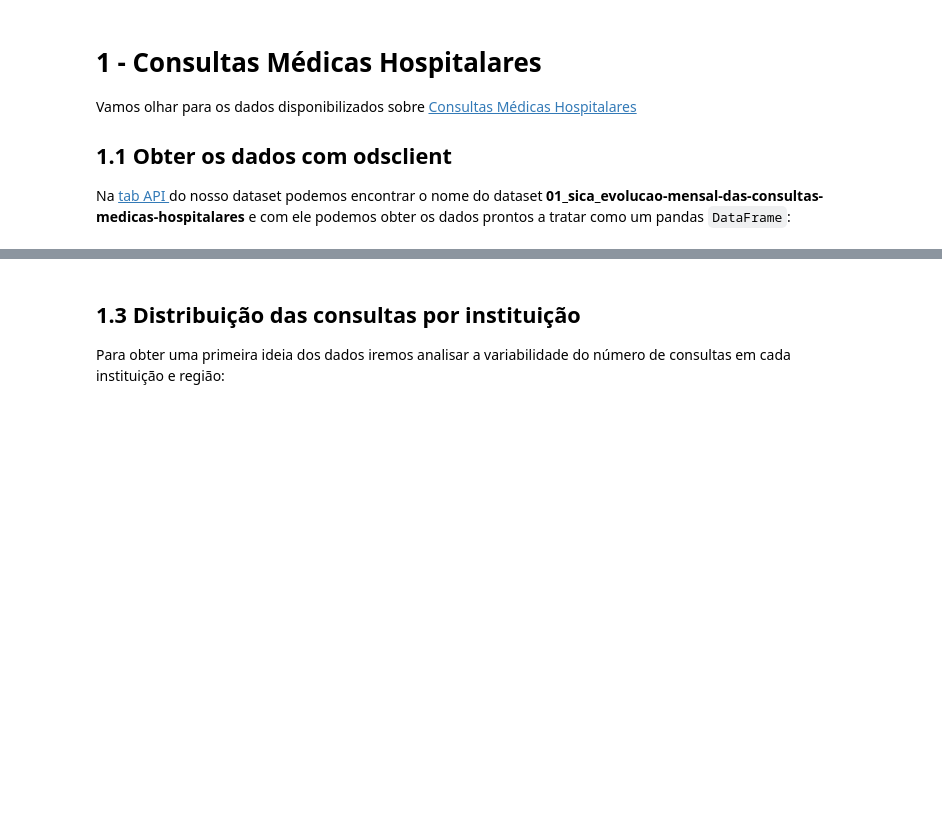
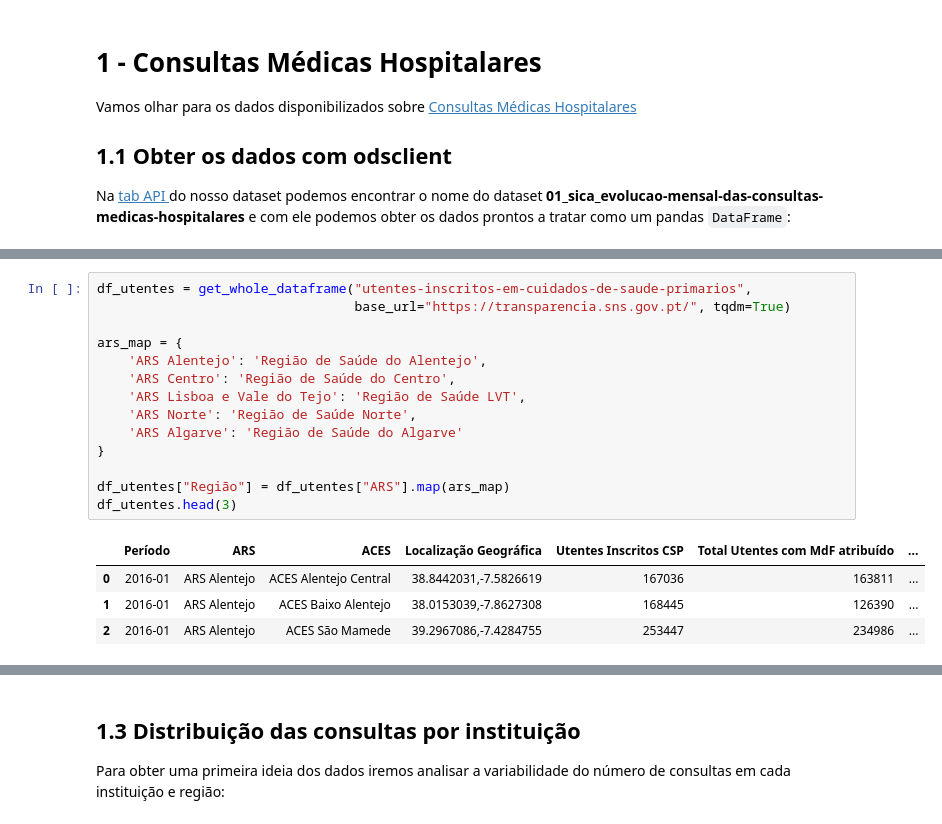
Before and after one commit to zevarela/dssg, a Jupyter notebook: Tutorial_DSSG_2021-06.ipynb, the cells around one changed output, grey strips where cells are left out. Drawn from its saved outputs; the diff is of its cells as text; blank space fills up the shorter version.

```diff
--- a/Tutorial_DSSG_2021-06.ipynb
+++ b/Tutorial_DSSG_2021-06.ipynb
@@ -115,0 +92,19 @@ for bar, value in zip(bars, df_num_inst.Instituição.values):
+# %%
+df_utentes = get_whole_dataframe("utentes-inscritos-em-cuidados-de-saude-primarios",
+                                 base_url="https://transparencia.sns.gov.pt/", tqdm=True)
+
+ars_map = {
+    'ARS Alentejo': 'Região de Saúde do Alentejo',
+    'ARS Centro': 'Região de Saúde do Centro',
+    'ARS Lisboa e Vale do Tejo': 'Região de Saúde LVT',
+    'ARS Norte': 'Região de Saúde Norte',
+    'ARS Algarve': 'Região de Saúde do Algarve'
+}
+
+df_utentes["Região"] = df_utentes["ARS"].map(ars_map)
+df_utentes.head(3)
+# %% [output]
+|  | Período | ARS | ACES | Localização Geográfica | Utentes Inscritos CSP | Total Utentes com MdF atribuído | ... |
+| 0 | 2016-01 | ARS Alentejo | ACES Alentejo Central | 38.8442031,-7.5826619 | 167036 | 163811 | ... |
+| 1 | 2016-01 | ARS Alentejo | ACES Baixo Alentejo | 38.0153039,-7.8627308 | 168445 | 126390 | ... |
+| 2 | 2016-01 | ARS Alentejo | ACES São Mamede | 39.2967086,-7.4284755 | 253447 | 234986 | ... |
```
Also changed, not shown: parts of 36 cells of this notebook.
